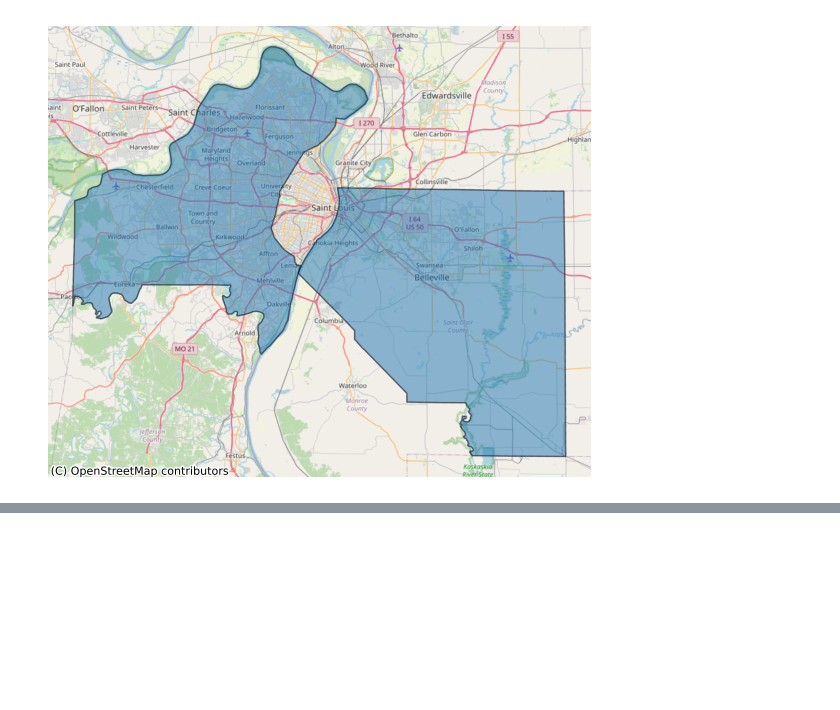
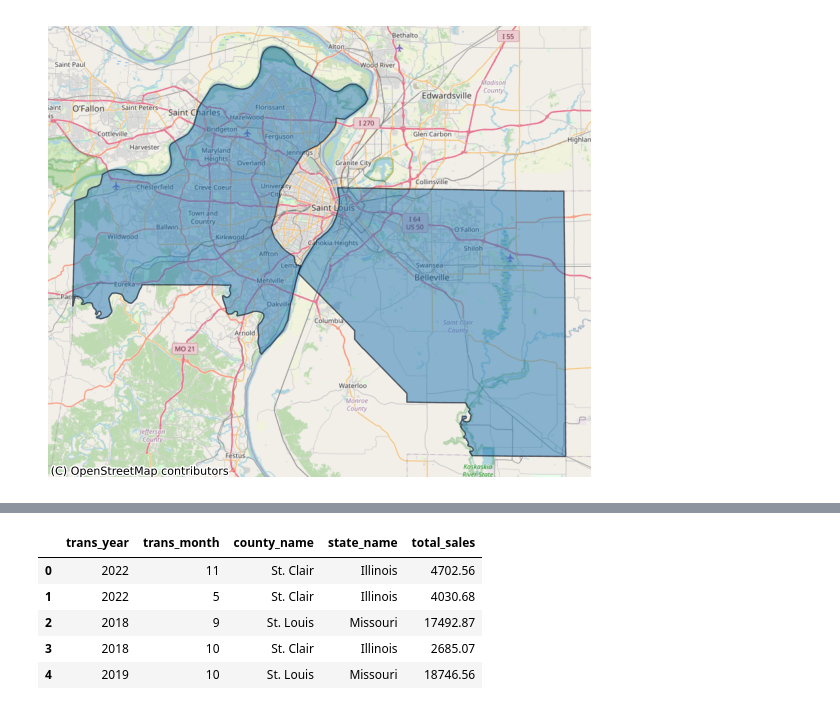
Before and after one commit to rs-kellogg/numerator-queries, a Jupyter notebook: numerator-queries.ipynb, the cells around one changed output, grey strips where cells are left out. Drawn from its saved outputs; the diff is of its cells as text; code cells hidden in the pictures; blank space fills up the shorter version.

````diff
--- a/numerator-queries.ipynb
+++ b/numerator-queries.ipynb
@@ -313,0 +358,5 @@ ctx.providers
+# %%
+with open("redivis/alcohol_sales_by_county.sql", "r") as f:
+    alcohol_sql = f.read()
+
+display(Markdown(f"```sql\n{alcohol_sql}\n```"))
@@ -313,0 +424,5 @@ ctx.providers
+# %%
+df = redivis.query(alcohol_sql).to_pandas_dataframe()
+df.to_parquet('alcohol_sales_by_county.sql',index=False)
+df.head()
+# %% [output]
@@ -313,0 +430,6 @@ ctx.providers
+|  | trans_year | trans_month | county_name | state_name | total_sales |
+| 0 | 2022 | 11 | St. Clair | Illinois | 4702.56 |
+| 1 | 2022 | 5 | St. Clair | Illinois | 4030.68 |
+| 2 | 2018 | 9 | St. Louis | Missouri | 17492.87 |
+| 3 | 2018 | 10 | St. Clair | Illinois | 2685.07 |
+| 4 | 2019 | 10 | St. Louis | Missouri | 18746.56 |
````
Also changed, not shown: parts of 15 cells of this notebook, 1 other file.
